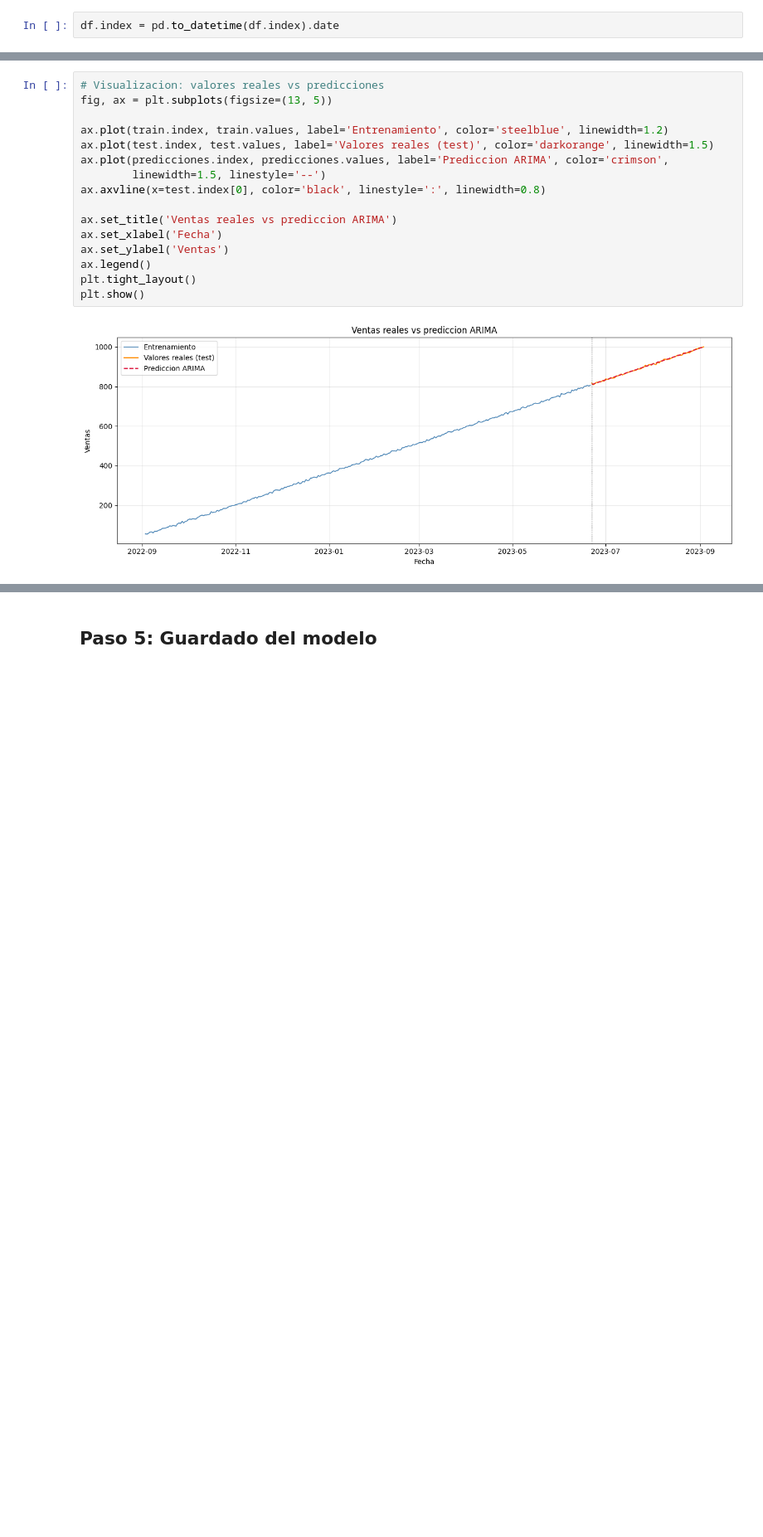
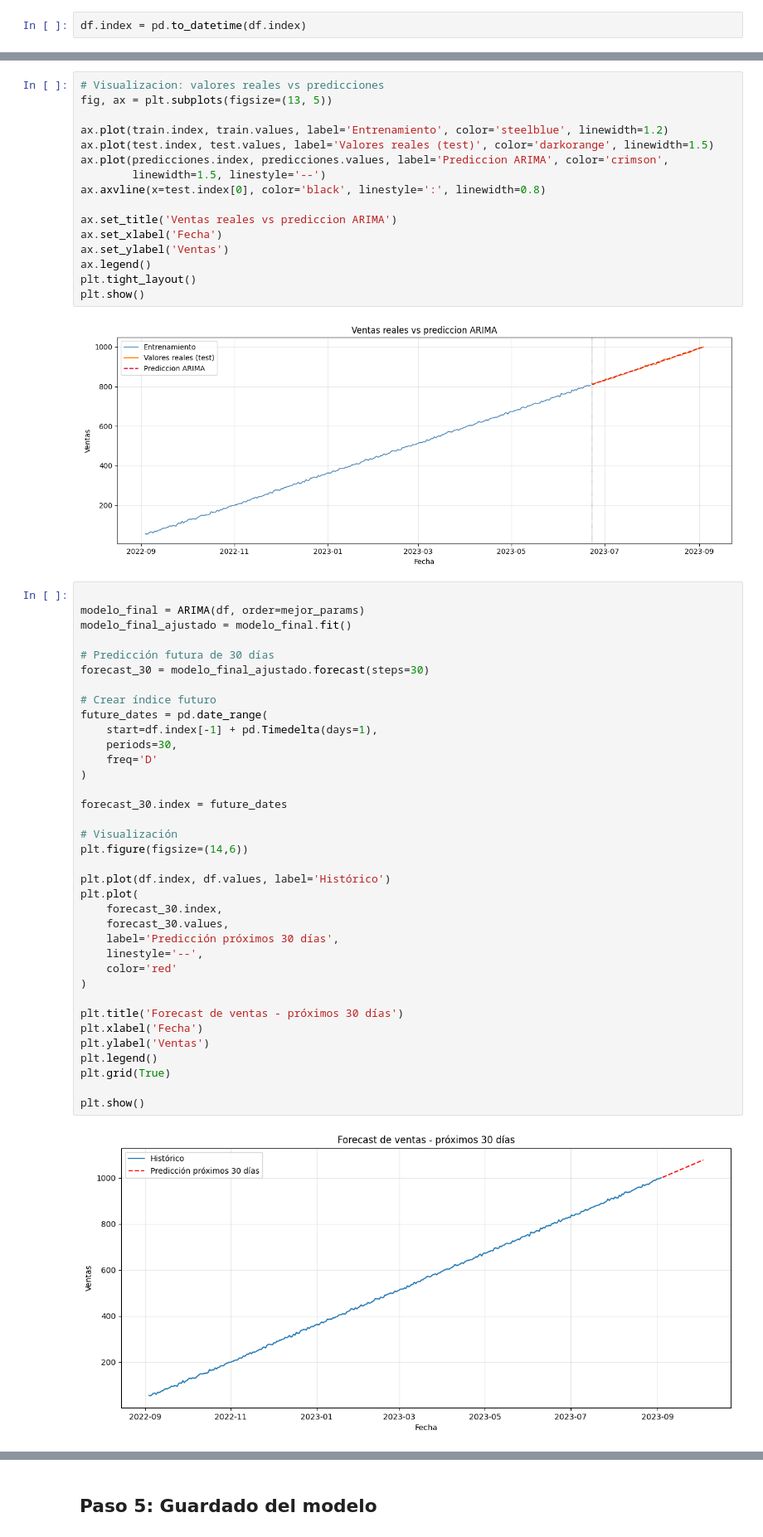
Before and after one commit to 4GeeksAcademy/alejandroantoniogutierrez-intro-ml, a Jupyter notebook: src/10-time-series-forecasting-sales.ipynb, the cells around one changed output, grey strips where cells are left out. Shown at 83% size. Drawn from its saved outputs; the diff is of its cells as text; blank space fills up the shorter version.

```diff
--- a/src/10-time-series-forecasting-sales.ipynb
+++ b/src/10-time-series-forecasting-sales.ipynb
@@ -69,7 +69,7 @@ df.head()
 | 2022-09-06 17:10:08.079328 | 64.530899 |
 | 2022-09-07 17:10:08.079328 | 66.013633 |
 # %%
-df.index = pd.to_datetime(df.index).date
+df.index = pd.to_datetime(df.index)
 # %%
 df.head()
 # %% [output]
@@ -363,3 +396,41 @@ plt.tight_layout()
 plt.show()
 # %% [output]
 [figure]
+# %%
+
+modelo_final = ARIMA(df, order=mejor_params)
+modelo_final_ajustado = modelo_final.fit()
+
+# Predicción futura de 30 días
+forecast_30 = modelo_final_ajustado.forecast(steps=30)
+
+# Crear índice futuro
+future_dates = pd.date_range(
+    start=df.index[-1] + pd.Timedelta(days=1),
+    periods=30,
+    freq='D'
+)
+
+forecast_30.index = future_dates
+
+# Visualización
+plt.figure(figsize=(14,6))
+
+plt.plot(df.index, df.values, label='Histórico')
+plt.plot(
+    forecast_30.index,
+    forecast_30.values,
+    label='Predicción próximos 30 días',
+    linestyle='--',
+    color='red'
+)
+
+plt.title('Forecast de ventas - próximos 30 días')
+plt.xlabel('Fecha')
+plt.ylabel('Ventas')
+plt.legend()
+plt.grid(True)
+
+plt.show()
+# %% [output]
+[figure, added]
```
Also changed, not shown: parts of 7 cells of this notebook, 1 other file.
